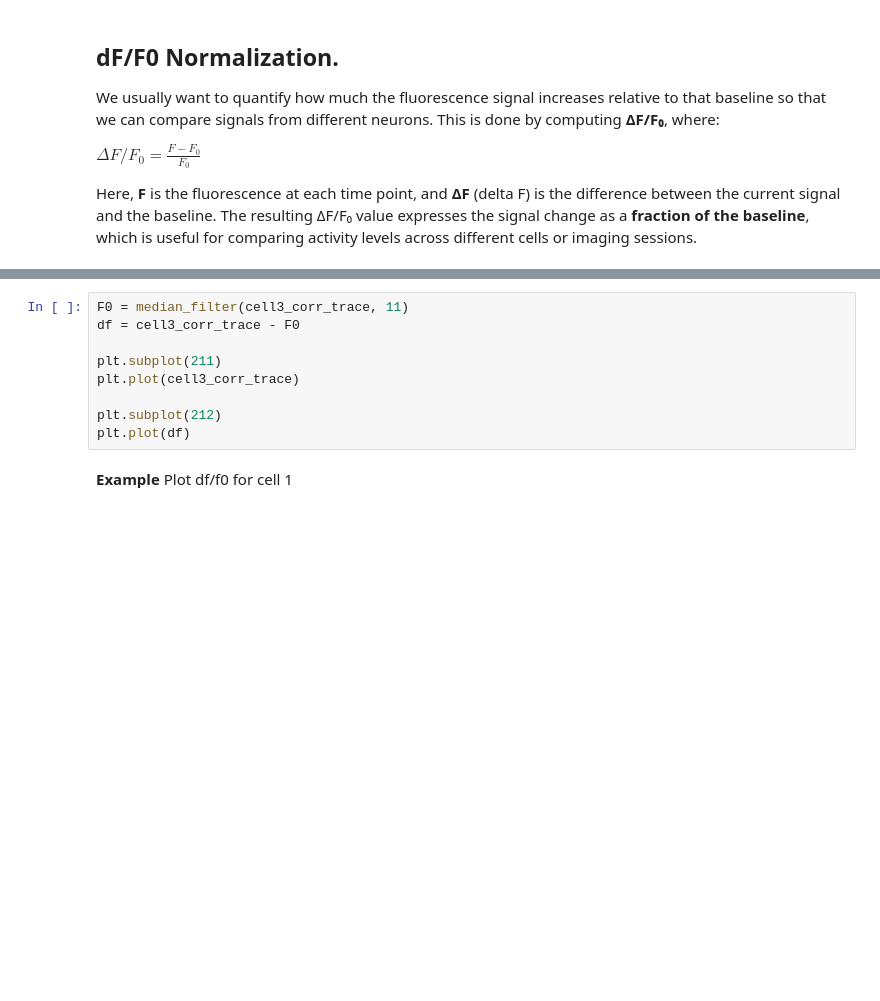
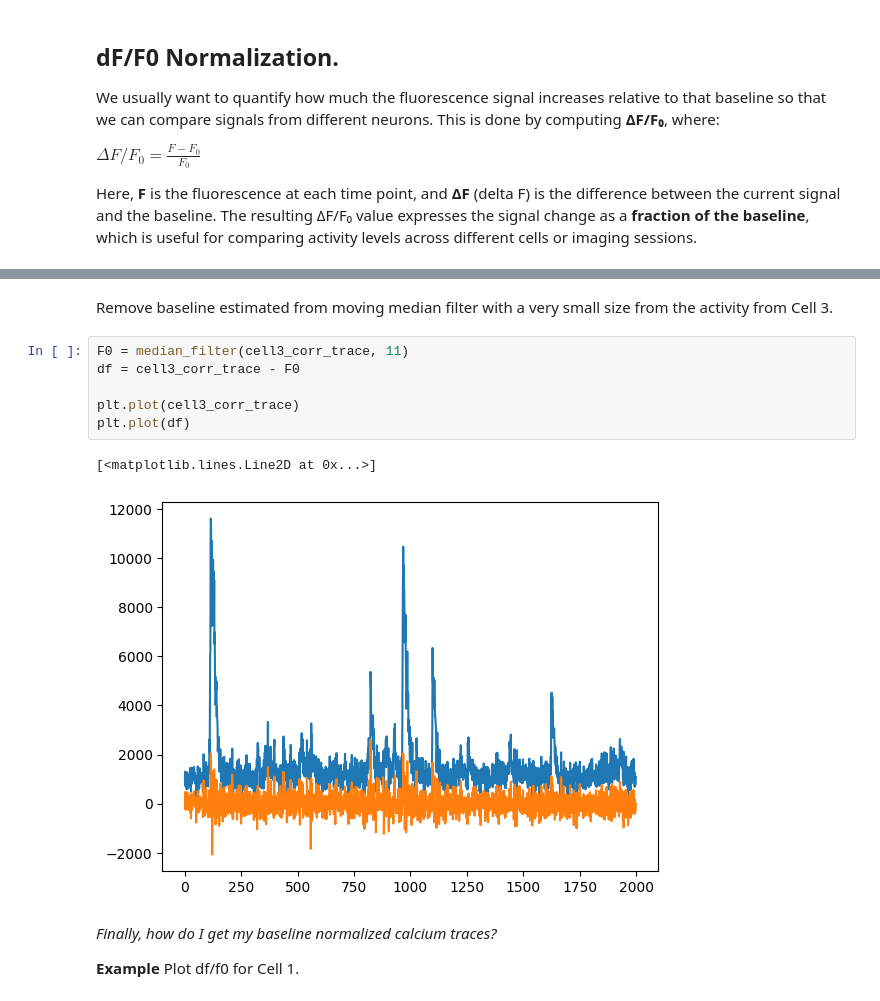
Before and after one commit to bkampa/intro-to-calcium-imaging-analysis-in-python-2025, a Jupyter notebook: day1/02. Single-Pixel Fluorescence in Calcium Imaging.ipynb, the cells around one changed output, grey strips where cells are left out. Drawn from its saved outputs; the diff is of its cells as text; blank space fills up the shorter version.

```diff
--- a/day1/02. Single-Pixel Fluorescence in Calcium Imaging.ipynb
+++ b/day1/02. Single-Pixel Fluorescence in Calcium Imaging.ipynb
@@ -426,16 +428,18 @@ plt.plot(df)
+# %% [markdown]
+Remove baseline estimated from moving median filter with a very small size from the activity from Cell 3.
 # %%
 F0 = median_filter(cell3_corr_trace, 11)
 df = cell3_corr_trace - F0
 
-plt.subplot(211)
 plt.plot(cell3_corr_trace)
-
-plt.subplot(212)
 plt.plot(df)
+# %% [output]
+[<matplotlib.lines.Line2D at 0x...>]
+[figure, added]
 # %% [markdown]
+*Finally, how do I get my baseline normalized calcium traces?*
 
-
-**Example** Plot df/f0 for cell 1
+**Example** Plot df/f0 for Cell 1.
 # %%
 F0 = median_filter(cell1_corr_trace, 201)
 dff = (cell1_corr_trace - F0) / F0
```
Also changed, not shown: parts of 9 cells of this notebook.
